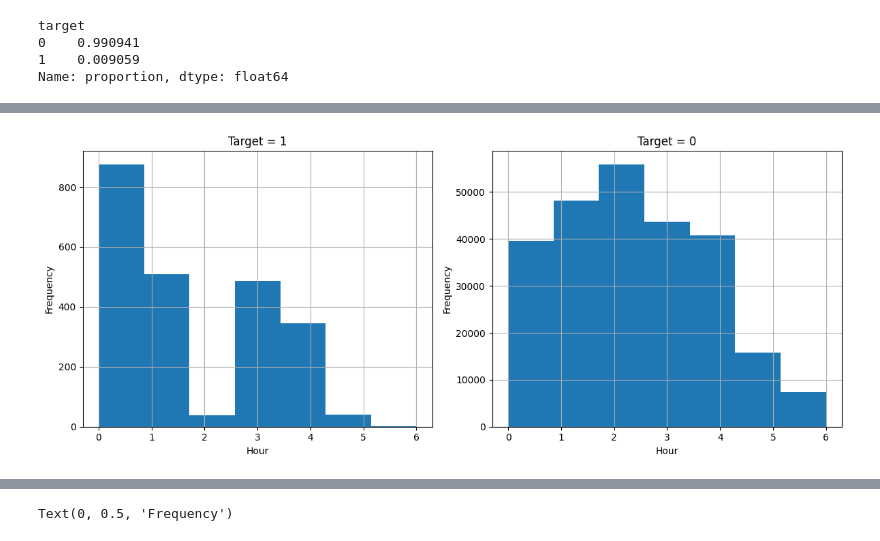
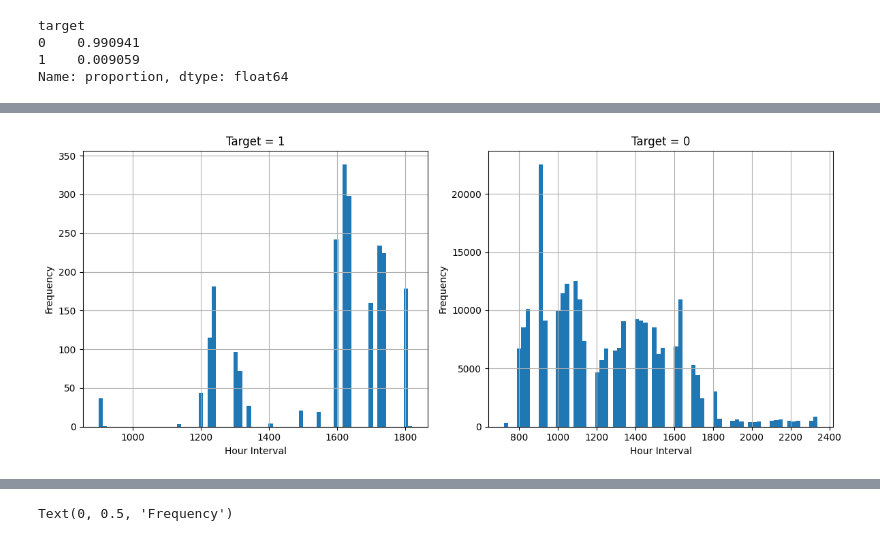
Before and after one commit to marwan995/ML-Project, a Jupyter notebook: project.ipynb, the cells around one changed output, grey strips where cells are left out. Cells and saved outputs as stored; diff of their text form; code cells hidden in the pictures.

```diff
--- a/project.ipynb
+++ b/project.ipynb
@@ -32,11 +63,14 @@ df.head()
 # %%
 sites = ['site%s' % i for i in range(1, 11)]
 
+# extracting time features from the time1 column
 df['time1'] = pd.to_datetime(df['time1'])
 df['hour1'] = df['time1'].dt.hour
 df['day1'] = df['time1'].dt.day
 df['month1'] = df['time1'].dt.month
 df['day_of_week1'] = df['time1'].dt.day_of_week
-df['null_count'] = df[sites].isnull().sum(axis=1)
+# creating a time interval feature for every 20 minutes
+df['time_interval'] = (df['time1']
+             .apply(lambda x: pd.to_datetime(x).hour * 100 + pd.to_datetime(x).minute // 20 * 20))
 df.sort_values(by='time1', inplace=True)
 # %%
@@ -144,22 +212,22 @@ Name: proportion, dtype: float64
 # %%
 plt.figure(figsize=(12, 5))
 
 # Plot for target = 1
 plt.subplot(1, 2, 1)
-pd.to_datetime(df[df["target"] == 1]['time1']).dt.day_of_week.hist(bins=7)
+df[df["target"] == 1]['time_interval'].hist(bins=72)
 plt.title("Target = 1")
-plt.xlabel("Hour")
+plt.xlabel("Hour Interval")
 plt.ylabel("Frequency")
 
 # Plot for target = 0
 plt.subplot(1, 2, 2)
-pd.to_datetime(df[df["target"] == 0]['time1']).dt.day_of_week.hist(bins=7)
+df[df["target"] == 0]['time_interval'].hist(bins=72)
 plt.title("Target = 0")
-plt.xlabel("Hour")
+plt.xlabel("Hour Interval")
 plt.ylabel("Frequency")
 
 plt.tight_layout()
 plt.show()
 # %% [output]
-[figure, old version]
+[figure, new version]
 # %%
```
Also changed, not shown: parts of 85 cells of this notebook, 8 other files.
